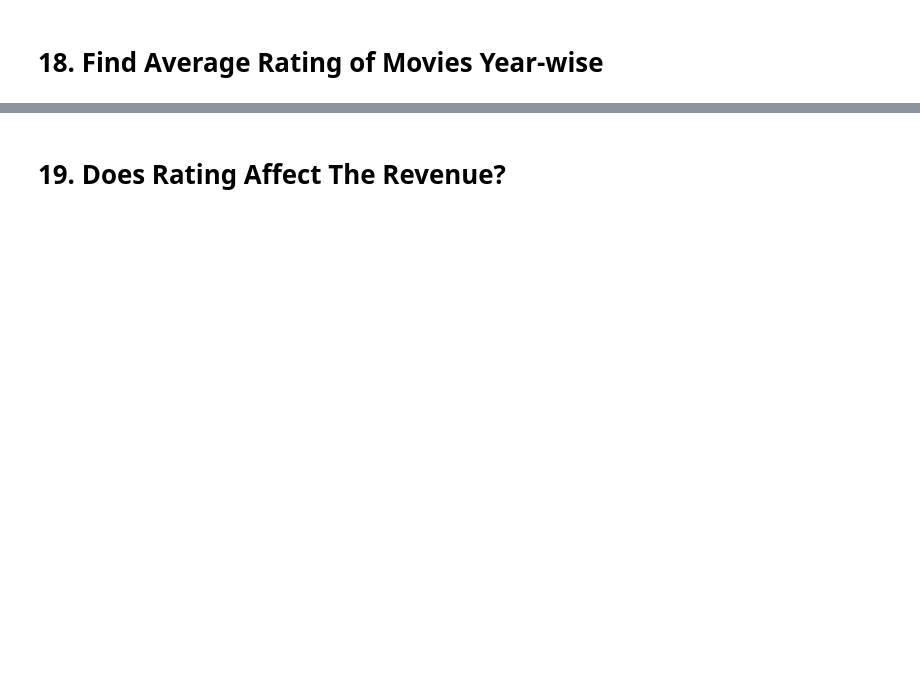
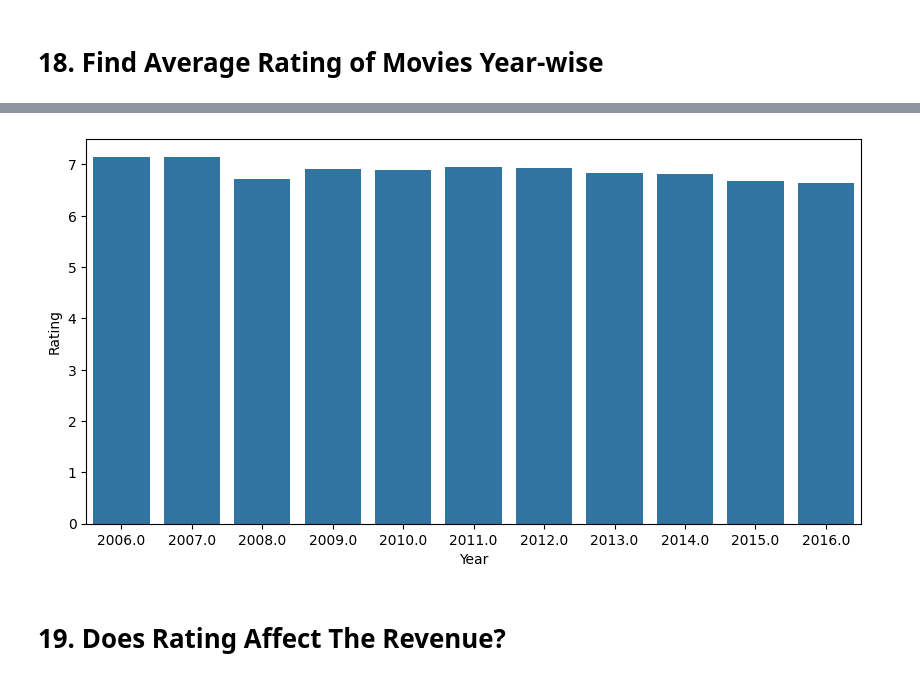
Before and after one commit to jaswanthBavi/IMDBAnalysis, a Jupyter notebook: notebookbd3f87ac8b.ipynb, the cells around one changed output, grey strips where cells are left out. Cells and saved outputs as stored; diff of their text form; code cells hidden in the pictures; blank space fills up the shorter version.

```diff
--- a/notebookbd3f87ac8b.ipynb
+++ b/notebookbd3f87ac8b.ipynb
@@ -226,5 +298,5 @@ data.columns
 # %%
-data1=data.groupby('Year')['Year','Rating'].mean().\
+data1=data.groupby('Year')[['Year','Rating']].mean().\
 sort_values(by='Rating',ascending=False).set_index('Year')
 # %%
 data1
@@ -231,7 +317,9 @@ data1
 # %%
 plt.figure(figsize=(10,5))
-sns.barplot(data1.index,data1['Rating'])
+sns.barplot(x=data1.index,y=data1['Rating'])
 plt.show()
+# %% [output]
+[figure, added]
 # %% [markdown]
 # 19. Does Rating Affect The Revenue?
 # %%
```
Also changed, not shown: parts of 19 cells of this notebook.
